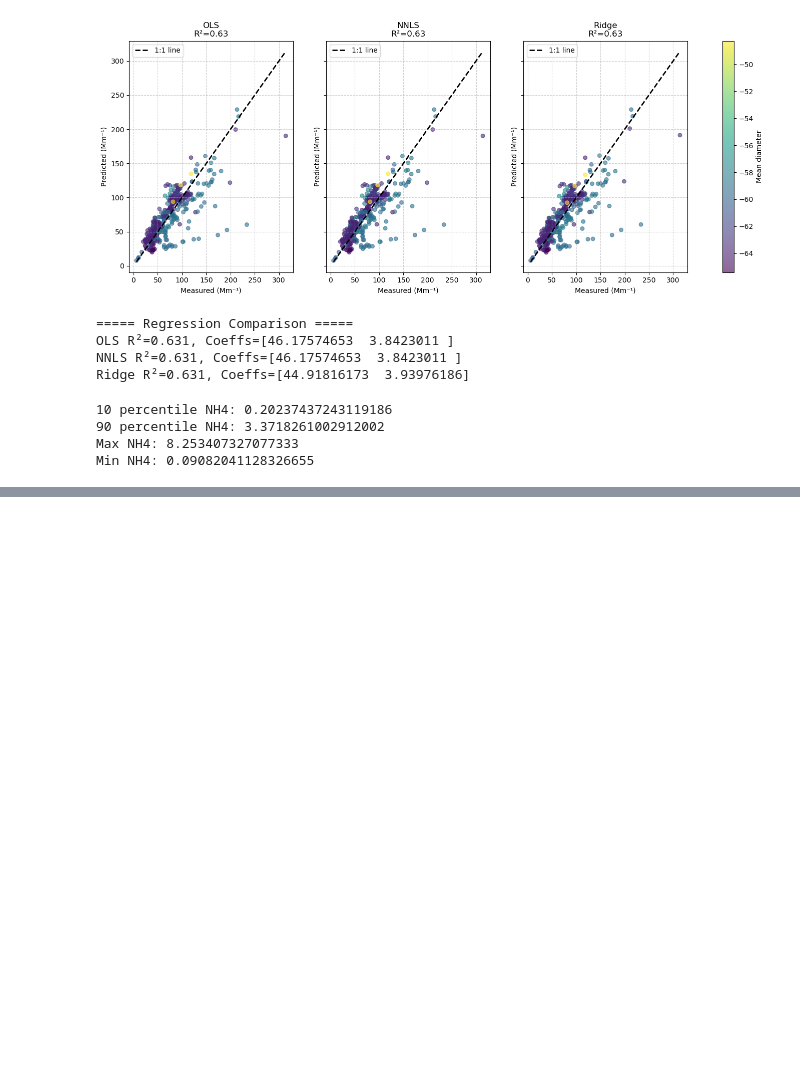
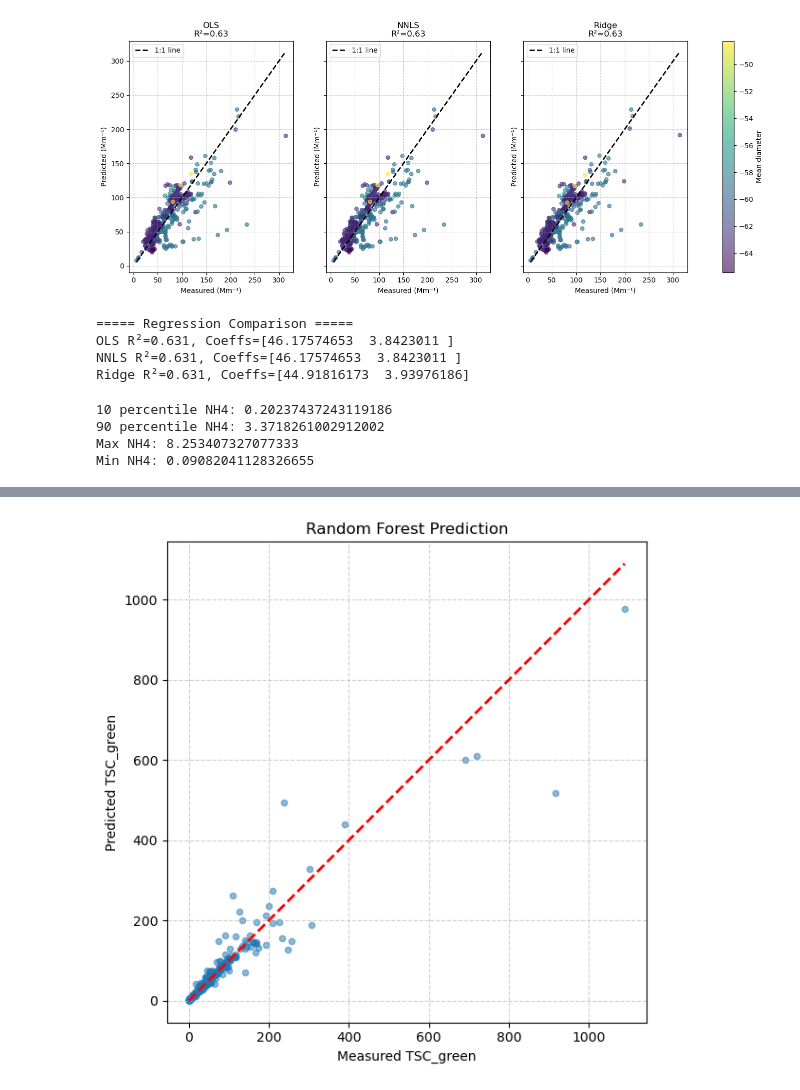
Before and after one commit to thiago-vg/SAMBBA-data-analysis, a Jupyter notebook: Scripts/Multi_linear_analysis/MLR_robust_analysis_v3.ipynb, the cells around one changed output, grey strips where cells are left out. Drawn from its saved outputs; the diff is of its cells as text; code cells hidden in the pictures; blank space fills up the shorter version.

```diff
--- a/Scripts/Multi_linear_analysis/MLR_robust_analysis_v3.ipynb
+++ b/Scripts/Multi_linear_analysis/MLR_robust_analysis_v3.ipynb
@@ -1971,0 +2121,87 @@ RMSE: 40.558
+# %%
+# -----------------------------
+# 1. Prepare dataset
+# -----------------------------
+df_clean = df_all.replace([np.inf, -np.inf], np.nan).dropna()
+
+# Features and target
+features = df_clean.drop(columns=[
+    'TSC_green','TSC_blue','TSC_red','Flight','ABS_PSAP','LAT',
+    'ORG_UNC','SIC','ALT','SO4','NH4','NO3','CO'
+])
+target = df_clean['TSC_green'] * 1e6
+
+# -----------------------------
+# 2. Train-test split
+# -----------------------------
+X_train, X_test, y_train, y_test = train_test_split(
+    features, target, test_size=0.2, random_state=42
+)
+
+# -----------------------------
+# 3. Fit Random Forest
+# -----------------------------
+rf = RandomForestRegressor(
+    n_estimators=400,
+    max_depth=None,
+    random_state=42,
+    n_jobs=-1
+)
+rf.fit(X_train, y_train)
+
+# -----------------------------
+# 4. Evaluate model
+# -----------------------------
+y_pred = rf.predict(X_test)
+r2 = r2_score(y_test, y_pred)
+rmse = np.sqrt(mean_squared_error(y_test, y_pred))
+
+print(f"R² score: {r2:.3f}")
+print(f"RMSE: {rmse:.3f}")
+
+# -----------------------------
+# 5. Plot Predicted vs Measured
+# -----------------------------
+plt.figure(figsize=(6, 6))
+plt.scatter(y_test, y_pred, alpha=0.5, s=20)
+plt.plot([y_test.min(), y_test.max()],
+         [y_test.min(), y_test.max()],
+         'r--', lw=2)
+plt.xlabel("Measured TSC_green")
+plt.ylabel("Predicted TSC_green")
+plt.title("Random Forest Prediction")
+plt.grid(True, linestyle="--", alpha=0.6)
+plt.tight_layout()
+plt.show()
+
+# -----------------------------
+# 6. Feature importance
+# -----------------------------
+importances = rf.feature_importances_
+feat_importances = pd.Series(importances, index=features.columns)
+top_features = feat_importances.sort_values(ascending=False).head(6)
+
+plt.figure(figsize=(10, 6))
+top_features.plot(kind="bar")
+plt.title("Top Feature Importances for TSC_green")
+plt.ylabel("Importance Score")
+plt.tight_layout()
+plt.show()
+
+# -----------------------------
+# 7. Partial Dependence Plots
+# -----------------------------
+fig, ax = plt.subplots(
+    nrows=2, ncols=3, figsize=(15, 8), constrained_layout=False, sharey=False
+)
+
+PartialDependenceDisplay.from_estimator(
+    rf, X_train,
+    features=top_features.index.tolist(),
+    grid_resolution=50,
+    ax=ax,
+)
+
+fig.suptitle("Partial Dependence of TSC_green on Top Features", fontsize=14)
+plt.show()
+# %% [output]
@@ -1971,0 +2210 @@ RMSE: 40.558
+[figure, added]
```
Also changed, not shown: parts of 23 cells of this notebook.
